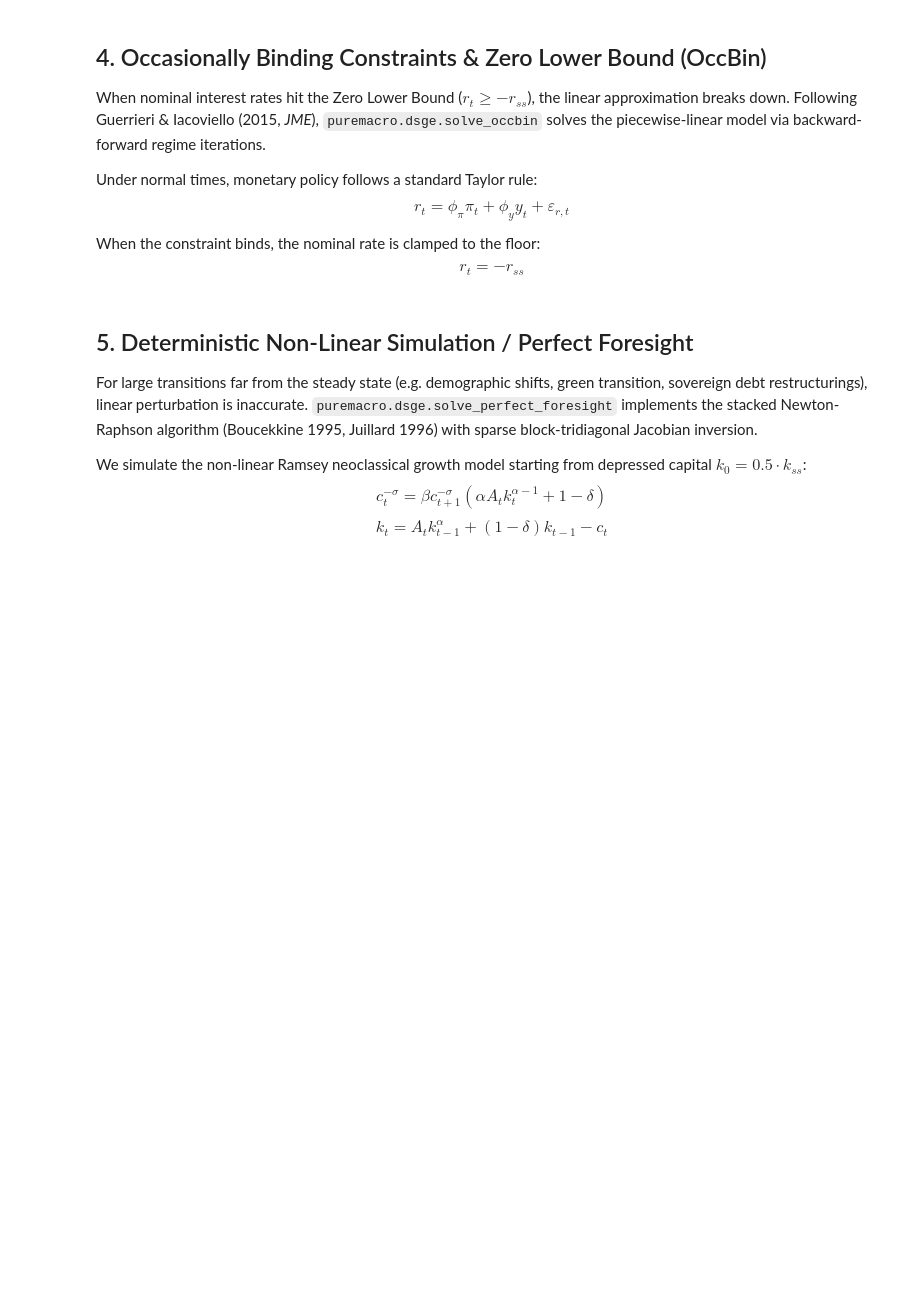
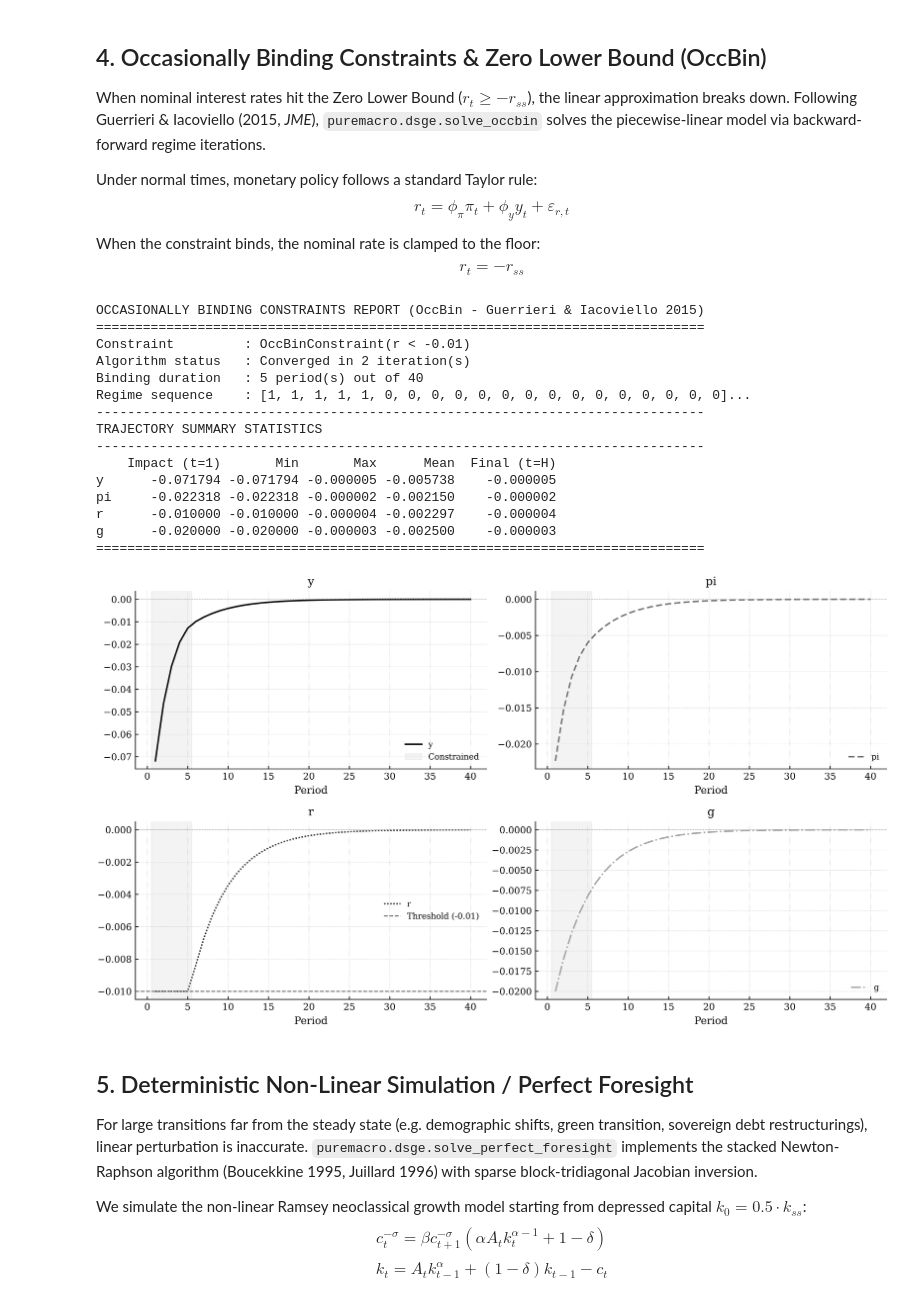
Before and after one commit to jalonso1979/puremacro, a Jupyter notebook: notebooks/41_dynare_frontier_showcase.ipynb, the cells around one changed output. Drawn from its saved outputs; the diff is of its cells as text; code cells hidden in the pictures; blank space fills up the shorter version.

```diff
--- a/notebooks/41_dynare_frontier_showcase.ipynb
+++ b/notebooks/41_dynare_frontier_showcase.ipynb
@@ -115,34 +154,51 @@ params_nk = {
 variables_nk = ["y", "pi", "r", "g"]
 shocks_nk = ["eps_r", "eps_g"]
 ss_nk = {v: 0.0 for v in variables_nk}
 
 def nk_ref(lead, curr, lag, shocks_v, p):
     return [
         curr.y - lead.y + (curr.r - lead.pi) / p.sigma - curr.g,
         curr.pi - p.beta * lead.pi - p.kappa * curr.y,
         curr.r - p.phi_pi * curr.pi - p.phi_y * curr.y - shocks_v.eps_r,
         curr.g - p.rho_g * lag.g - shocks_v.eps_g,
     ]
 
 def nk_cons(lead, curr, lag, shocks_v, p):
     return [
         curr.y - lead.y + (curr.r - lead.pi) / p.sigma - curr.g,
         curr.pi - p.beta * lead.pi - p.kappa * curr.y,
         curr.r - (-p.r_ss),
         curr.g - p.rho_g * lag.g - shocks_v.eps_g,
     ]
 
 ref_mod = build_dynare(nk_ref, variables=variables_nk, shocks=shocks_nk, params=params_nk, steady_state=ss_nk)
-cons_mod = build_dynare(nk_cons, variables=variables_nk, shocks=shocks_nk, params=params_nk, steady_state=ss_nk, check_steady_state=False)
+cons_mod = build_dynare(nk_cons, variables=variables_nk, shocks=shocks_nk, params=params_nk, steady_state=ss_nk, check_steady_state=False, strict=False)
 
 constraint = OccBinConstraint(variable="r", threshold=-params_nk["r_ss"], operator="<")
 shock_seq = np.array([0.0, -0.020])
 
 occ_res = solve_occbin(ref_mod, cons_mod, constraint, shock_sequence=shock_seq, horizon=40)
 print(occ_res.summary())
 
 fig_occ = occ_res.plot()
 plt.show()
+# %% [output]
+OCCASIONALLY BINDING CONSTRAINTS REPORT (OccBin - Guerrieri & Iacoviello 2015)
+==============================================================================
+Constraint         : OccBinConstraint(r < -0.01)
+Algorithm status   : Converged in 2 iteration(s)
+Binding duration   : 5 period(s) out of 40
+Regime sequence    : [1, 1, 1, 1, 1, 0, 0, 0, 0, 0, 0, 0, 0, 0, 0, 0, 0, 0, 0, 0]...
+------------------------------------------------------------------------------
+TRAJECTORY SUMMARY STATISTICS
+------------------------------------------------------------------------------
+    Impact (t=1)       Min       Max      Mean  Final (t=H)
+y      -0.071794 -0.071794 -0.000005 -0.005738    -0.000005
+pi     -0.022318 -0.022318 -0.000002 -0.002150    -0.000002
+r      -0.010000 -0.010000 -0.000004 -0.002297    -0.000004
+g      -0.020000 -0.020000 -0.000003 -0.002500    -0.000003
+==============================================================================
+[figure, added]
 # %% [markdown]
 ## 5. Deterministic Non-Linear Simulation / Perfect Foresight
 
```
Also changed, not shown: parts of 10 cells of this notebook, 36 other files.
